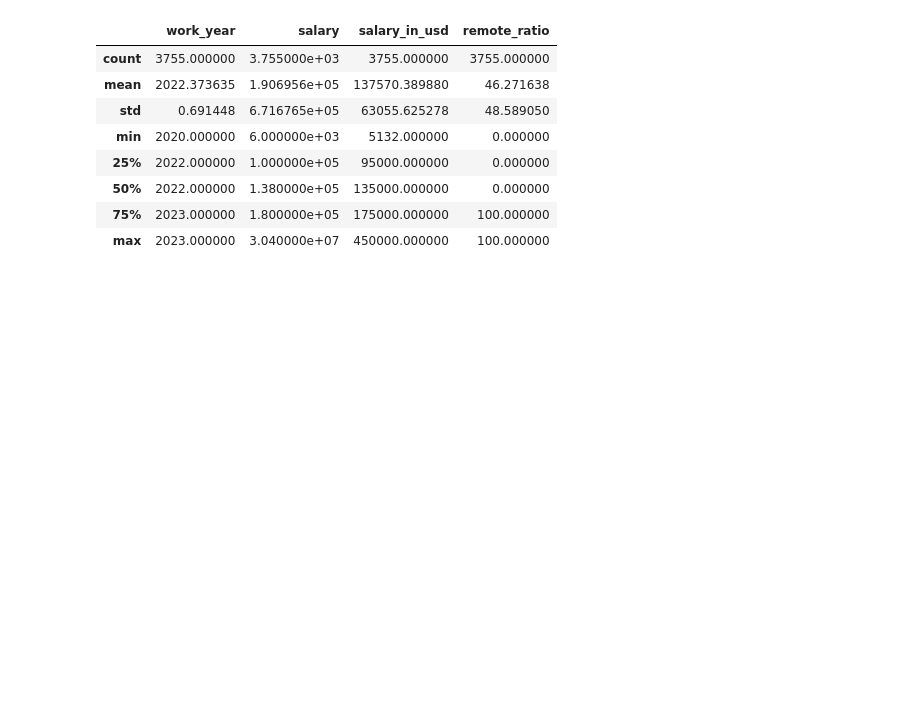
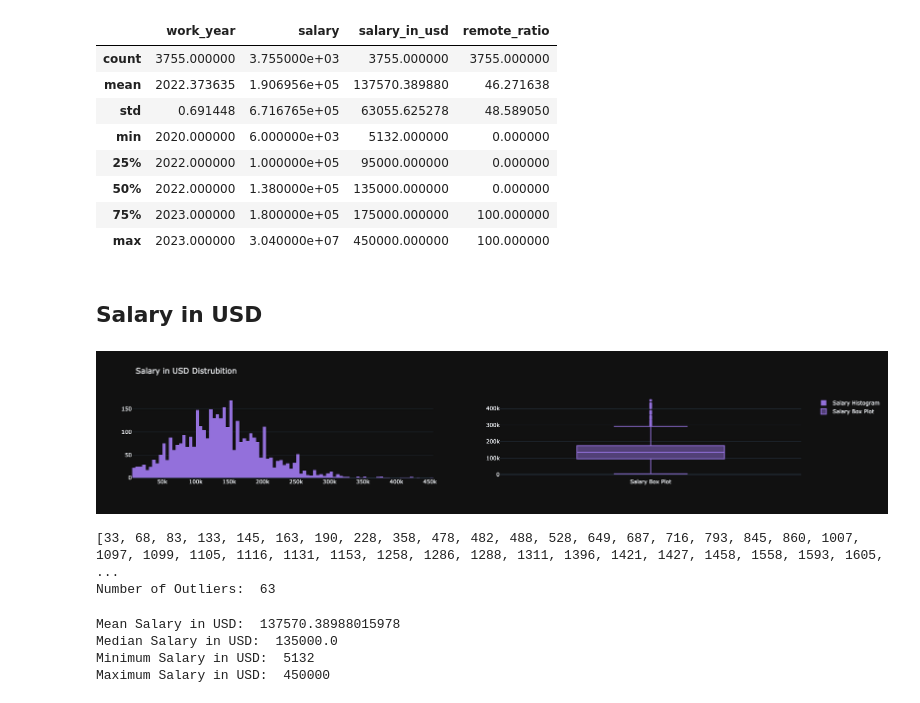
Before and after one commit to firatoncu/Introduction-to-Data-Science, a Jupyter notebook: regression/data_science_salaries/ds_salary_prediction.ipynb, the cells around one changed output. Drawn from its saved outputs; the diff is of its cells as text; code cells hidden in the pictures; blank space fills up the shorter version.

```diff
--- a/regression/data_science_salaries/ds_salary_prediction.ipynb
+++ b/regression/data_science_salaries/ds_salary_prediction.ipynb
@@ -91,3 +94,19 @@ df_salaries.describe()
 | 50% | 2022.000000 | 1.380000e+05 | 135000.000000 | 0.000000 |
 | 75% | 2023.000000 | 1.800000e+05 | 175000.000000 | 100.000000 |
 | max | 2023.000000 | 3.040000e+07 | 450000.000000 | 100.000000 |
+# %% [markdown]
+## Salary in USD
+# %%
+fig = make_subplots(rows=1, cols=2)
+
+fig.add_trace(go.Histogram(x=df_salaries["salary_in_usd"], name = "Salary Histogram", marker_color = "MediumPurple"),
+              row = 1, col=1)
+
+fig.add_trace(go.Box(y=df_salaries["salary_in_usd"], name = "Salary Box Plot", marker_color = "MediumPurple"),
+              row = 1, col=2)
+
+fig.update_layout(title_text = "Salary in USD Distrubition", template ="plotly_dark")
+
+fig.show()
+# %% [output]
+[figure, added]
@@ -93,0 +122,16 @@ df_salaries.describe()
+# %%
+find_outliers_IQR(df_salaries["salary_in_usd"])
+# %% [output]
+[33, 68, 83, 133, 145, 163, 190, 228, 358, 478, 482, 488, 528, 649, 687, 716, 793, 845, 860, 1007, 1097, 1099, 1105, 1116, 1131, 1153, 1258, 1286, 1288, 1311, 1396, 1421, 1427, 1458, 1558, 1593, 1605, ...
+Number of Outliers:  63
+# %%
+salary_in_usd = df_salaries["salary_in_usd"]
+print('Mean Salary in USD: ', salary_in_usd.values.mean())
+print('Median Salary in USD: ', np.median(salary_in_usd.values))
+print('Minimum Salary in USD: ', salary_in_usd.values.min())
+print('Maximum Salary in USD: ', salary_in_usd.values.max())
+# %% [output]
+Mean Salary in USD:  137570.38988015978
+Median Salary in USD:  135000.0
+Minimum Salary in USD:  5132
+Maximum Salary in USD:  450000
```
Also changed, not shown: parts of 18 cells of this notebook.
